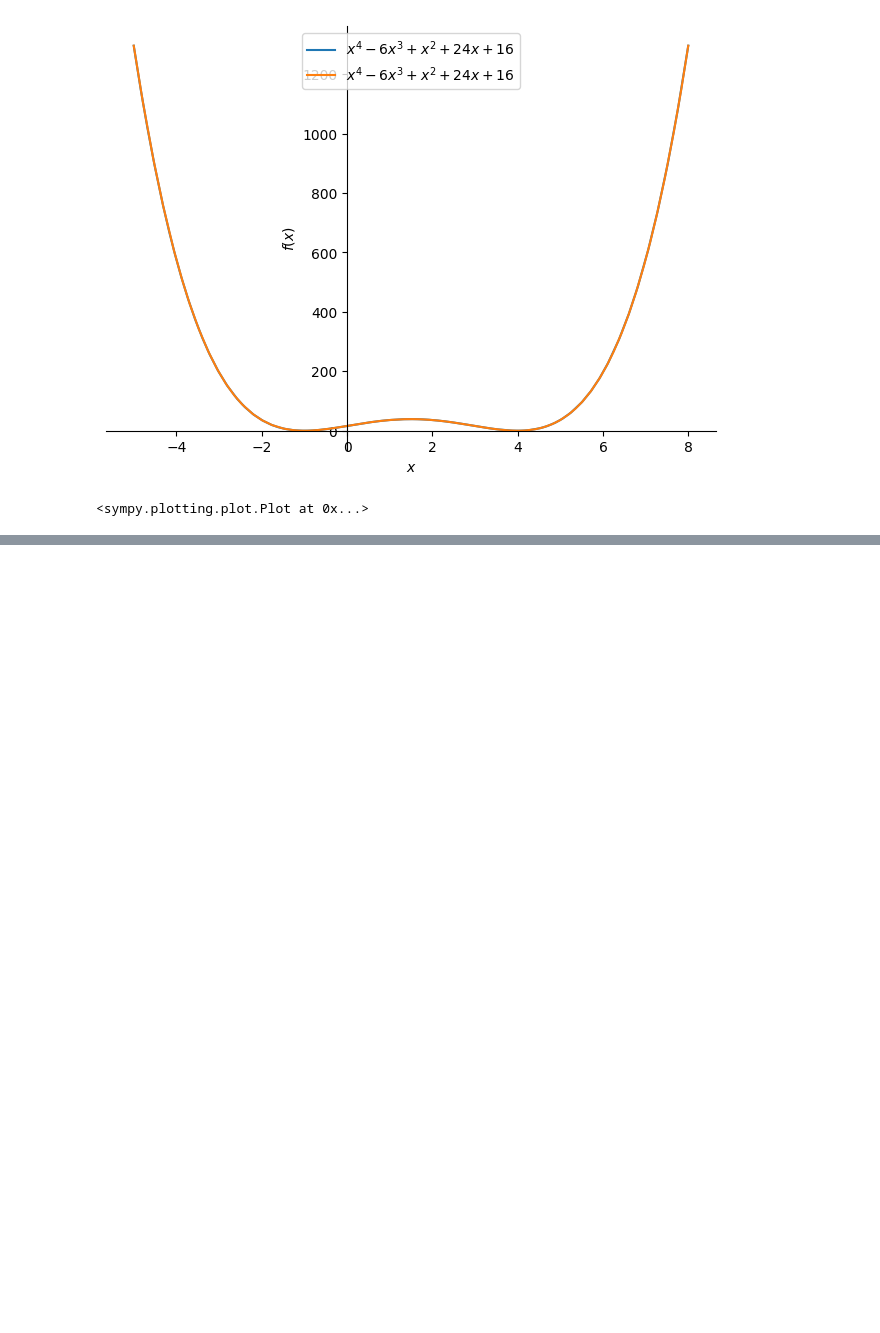
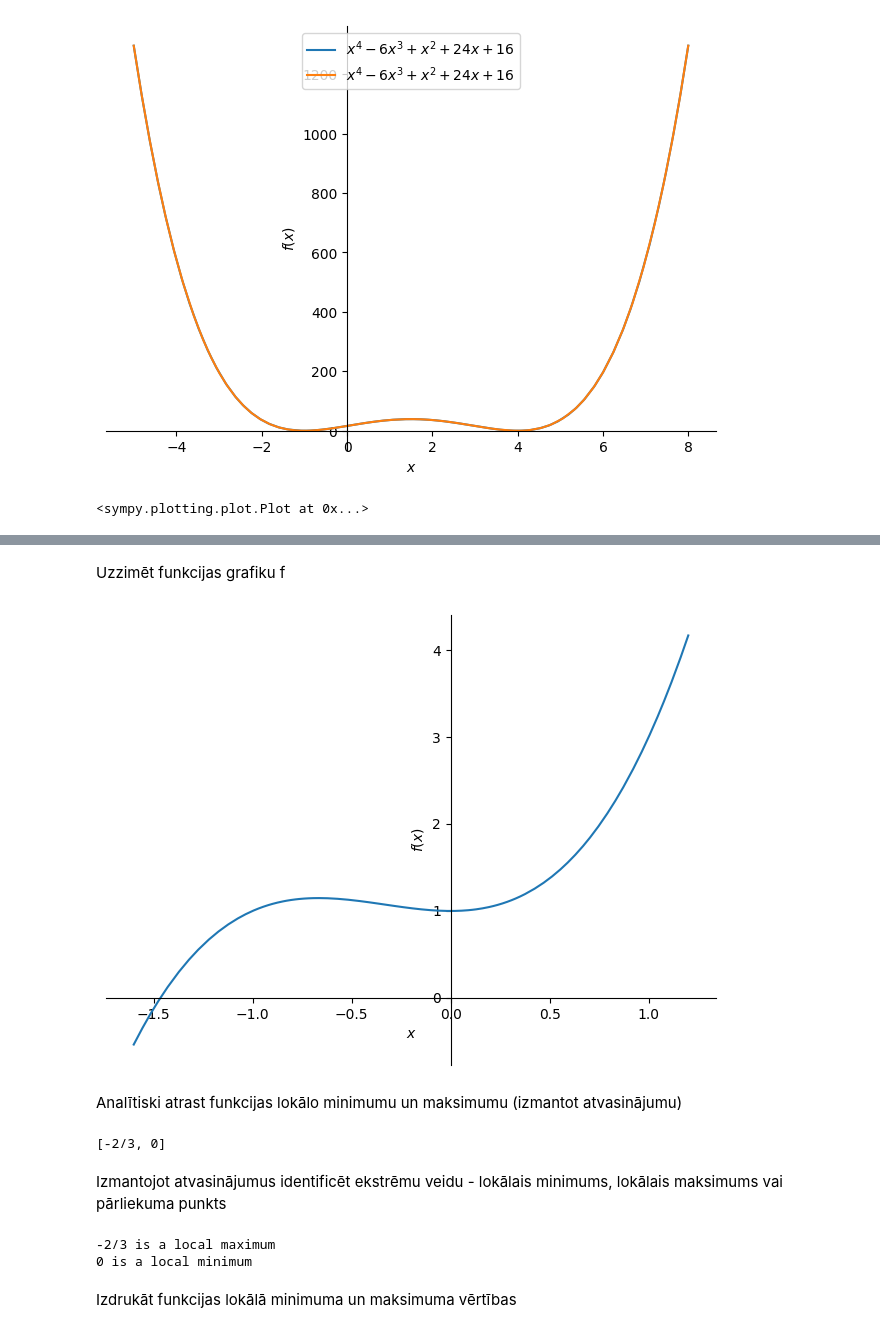
Before and after one commit to eduardblumental/lu-msc-math-and-data-science, a Jupyter notebook: Matemātiskās metodes ar Python, R un Matlab/homeworks/HW5_Blumentals.ipynb, the cells around one changed output, grey strips where cells are left out. Cells and saved outputs as stored; diff of their text form; code cells hidden in the pictures; blank space fills up the shorter version.

```diff
--- a/Matemātiskās metodes ar Python, R un Matlab/homeworks/HW5_Blumentals.ipynb
+++ b/Matemātiskās metodes ar Python, R un Matlab/homeworks/HW5_Blumentals.ipynb
@@ -145,0 +193,32 @@ plot(f, f_int_atv, (x, -5, 8), legend=True)
+# %% [markdown]
+Uzzimēt funkcijas grafiku
+f
+# %%
+p = plot(f, (x, -1.6, 1.2))
+# %% [output]
+[figure, added]
+# %% [markdown]
+Analītiski atrast funkcijas lokālo minimumu un maksimumu (izmantot atvasinājumu)
+# %%
+f_1d = f.diff(x)
+critical_points = solve(Eq(f_1d, 0))
+critical_points
+# %% [output]
+[-2/3, 0]
+# %% [markdown]
+Izmantojot atvasinājumus identificēt ekstrēmu veidu - lokālais minimums, lokālais maksimums vai pārliekuma punkts
+# %%
+f_2d = f_1d.diff(x)
+
+for point in critical_points:
+    if f_2d.subs(x, point) > 0:
+        print(f"{point} is a local minimum")
+    elif f_2d.subs(x, point) < 0:
+        print(f"{point} is a local maximum")
+    else:
+        print(f"{point} is a saddle point")
+# %% [output]
+-2/3 is a local maximum
+0 is a local minimum
+# %% [markdown]
+Izdrukāt funkcijas lokālā minimuma un maksimuma vērtības
```
Also changed, not shown: parts of 52 cells of this notebook.
